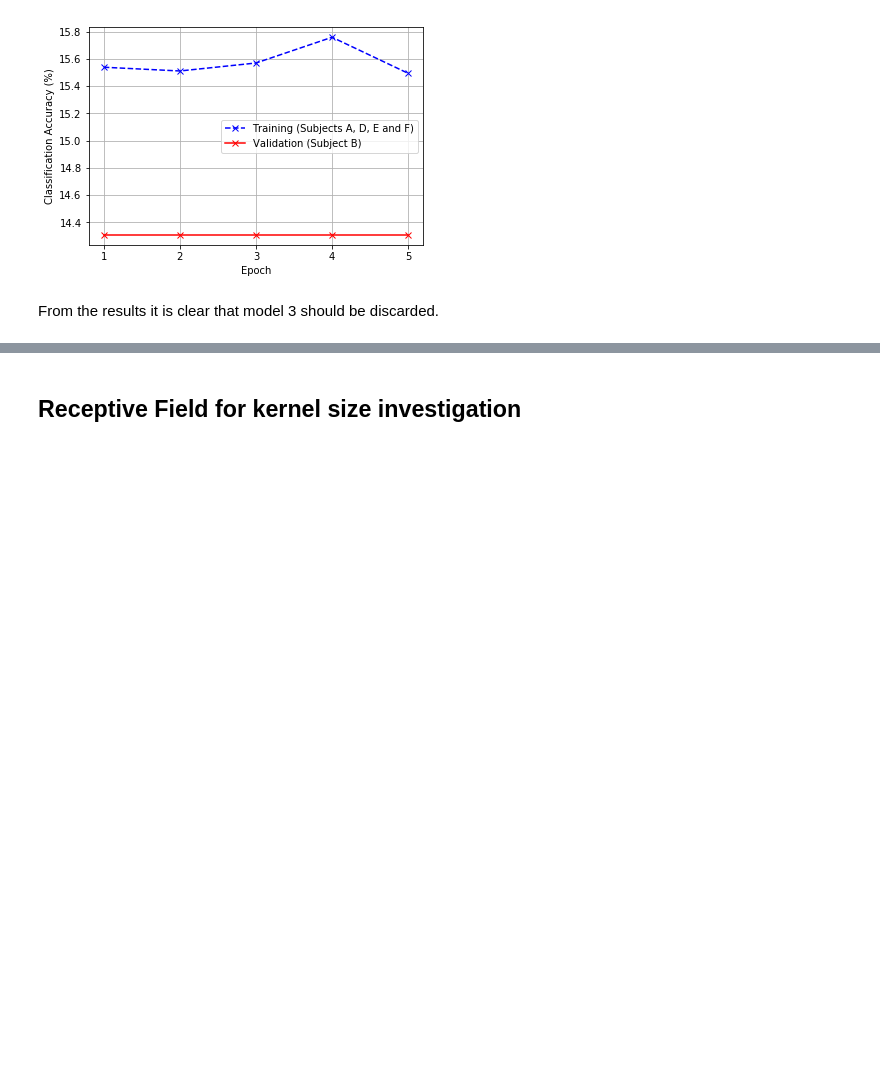
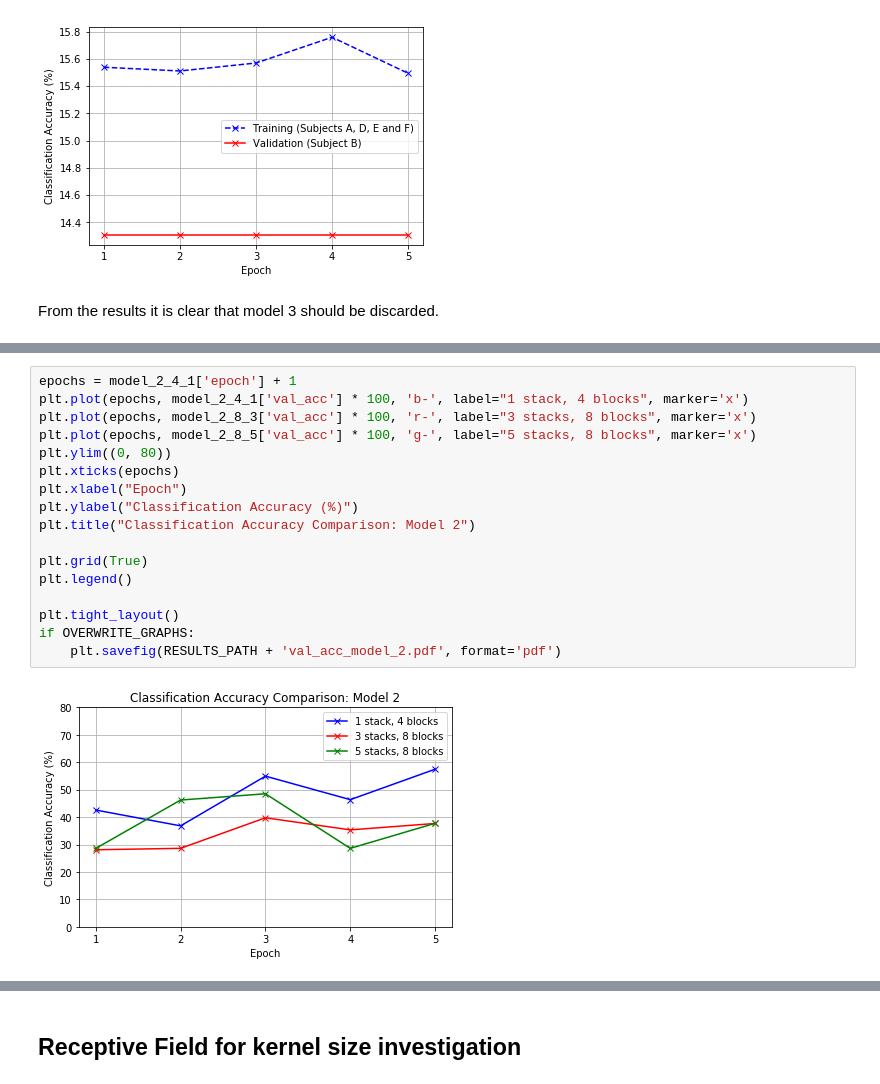
Before and after one commit to Andrew-Mackay/Adapting-the-WaveNet-Deep-Learning-Model-for-RADAR-Classification, a Jupyter notebook: notebooks/11_range_data_model_initial_testing.ipynb, the cells around one changed output, grey strips where cells are left out. Drawn from its saved outputs; the diff is of its cells as text; blank space fills up the shorter version.

```diff
--- a/notebooks/11_range_data_model_initial_testing.ipynb
+++ b/notebooks/11_range_data_model_initial_testing.ipynb
@@ -956,0 +987,19 @@ From the results it is clear that model 3 should be discarded.
+# %%
+epochs = model_2_4_1['epoch'] + 1
+plt.plot(epochs, model_2_4_1['val_acc'] * 100, 'b-', label="1 stack, 4 blocks", marker='x')
+plt.plot(epochs, model_2_8_3['val_acc'] * 100, 'r-', label="3 stacks, 8 blocks", marker='x')
+plt.plot(epochs, model_2_8_5['val_acc'] * 100, 'g-', label="5 stacks, 8 blocks", marker='x')
+plt.ylim((0, 80))
+plt.xticks(epochs)
+plt.xlabel("Epoch")
+plt.ylabel("Classification Accuracy (%)")
+plt.title("Classification Accuracy Comparison: Model 2")
+
+plt.grid(True)
+plt.legend()
+
+plt.tight_layout()
+if OVERWRITE_GRAPHS:
+    plt.savefig(RESULTS_PATH + 'val_acc_model_2.pdf', format='pdf')
+# %% [output]
+[figure, added]
```
Also changed, not shown: parts of 4 cells of this notebook, 31 other files.
